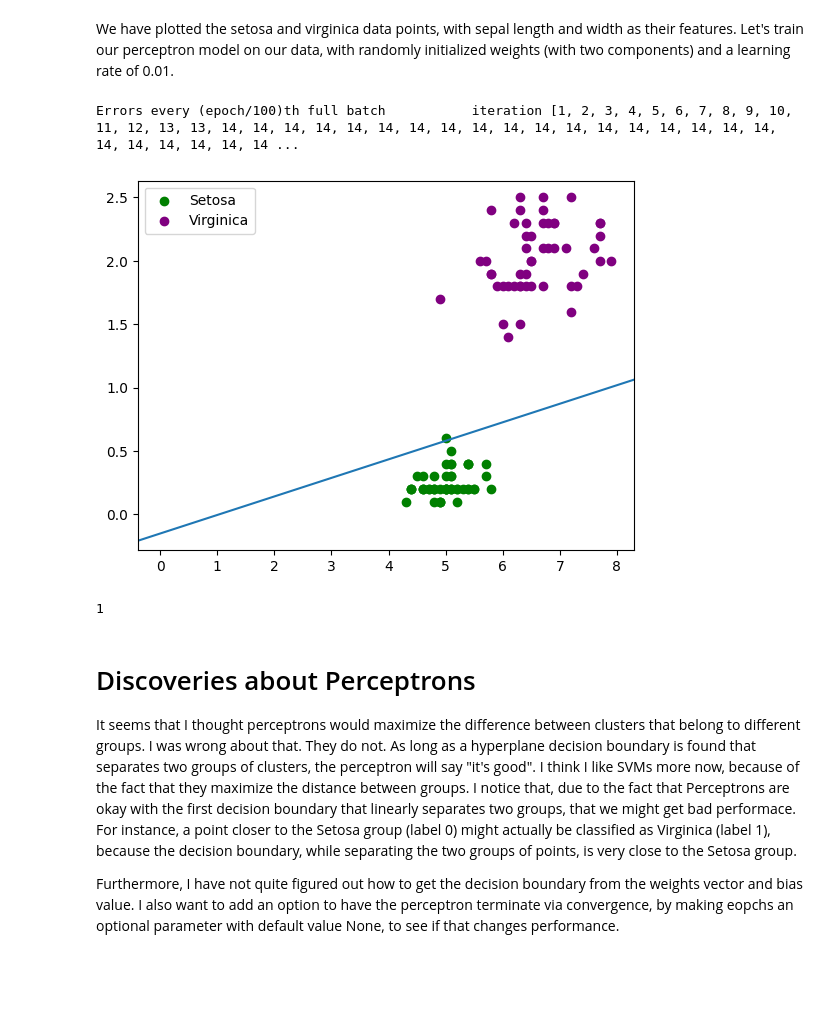
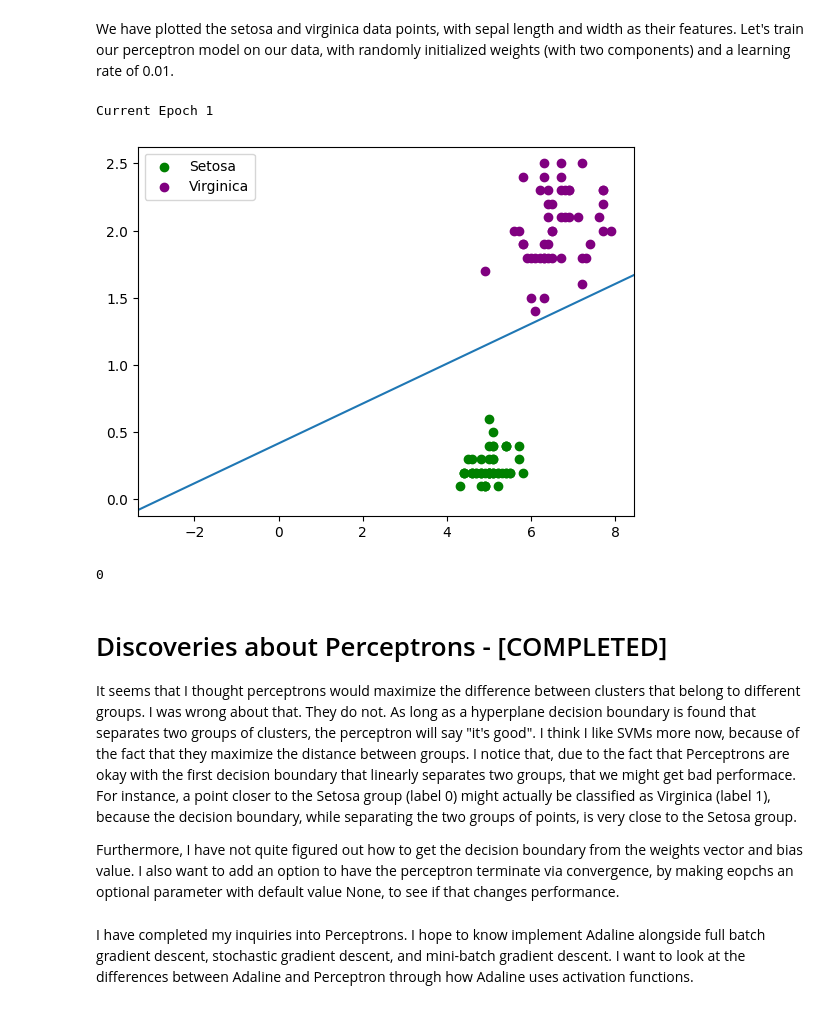
Before and after one commit to Alif-11/ML_with_Python_and_Scikit-Learn, a Jupyter notebook: perceptrons.ipynb, the cells around one changed output. Saved outputs shown, nothing was run; the diff lists cells and outputs as text; code cells hidden in the pictures; blank space fills up the shorter version.

Commit message:
Finished perceptrons 'train until convergence' method. Also found a way to plot the perceptron decision boundary for inputs that only have 2 dimensions

```diff
--- a/perceptrons.ipynb
+++ b/perceptrons.ipynb
@@ -195,23 +250,23 @@ width as their features. Let's train our perceptron model on our data, with
 randomly initialized weights (with two components) and a learning rate of 0.01.
 # %%
 perceptron_flower_distinction = Perceptron(0.01)
-perceptron_flower_distinction.train(X,y,2000)
+perceptron_flower_distinction.train_better(X,y)
 weights,bias = perceptron_flower_distinction.get_weights_and_bias()
 
 slope = -1/(weights[1]/weights[0])
-y_intercept = (0.0,bias)
+y_intercept = (0.0,-bias)
 plt.scatter(X[:50,0],X[:50,1],color="green",label="Setosa")
 plt.scatter(X[50:,0],X[50:,1],color="purple",label="Virginica")
-plt.axline(y_intercept,slope=slope)
+plt.axline((0,-bias/weights[1]), (-bias/weights[0],0))
 plt.legend()
 plt.show()
 perceptron_flower_distinction.classify(np.array([5,1]))
 # %% [output]
-Errors every (epoch/100)th full batch           iteration [1, 2, 3, 4, 5, 6, 7, 8, 9, 10, 11, 12, 13, 13, 14, 14, 14, 14, 14, 14, 14, 14, 14, 14, 14, 14, 14, 14, 14, 14, 14, 14, 14, 14, 14, 14, 14, 14 ...
+Current Epoch 1
-[figure, old version]
+[figure, new version]
-1
+0
 # %% [markdown]
-# Discoveries about Perceptrons
+# Discoveries about Perceptrons - [COMPLETED]
 It seems that I thought perceptrons would maximize the difference between clusters that belong to different groups. I was wrong about that. They do not. As long as
 a hyperplane decision boundary is found that separates two groups of clusters,
 the perceptron will say "it's good". I think I like SVMs more now, because of
@@ -225,3 +280,8 @@ Furthermore, I have not quite figured out how to get the decision boundary from
 the weights vector and bias value. I also want to add an option to have the
 perceptron terminate via convergence, by making eopchs an optional parameter with
 default value None, to see if that changes performance.
+# %% [markdown]
+I have completed my inquiries into Perceptrons. I hope to know implement Adaline
+alongside full batch gradient descent, stochastic gradient descent, and mini-batch
+gradient descent. I want to look at the differences between Adaline and Perceptron
+through how Adaline uses activation functions.
```
Also changed, not shown: parts of 1 cell of this notebook.
